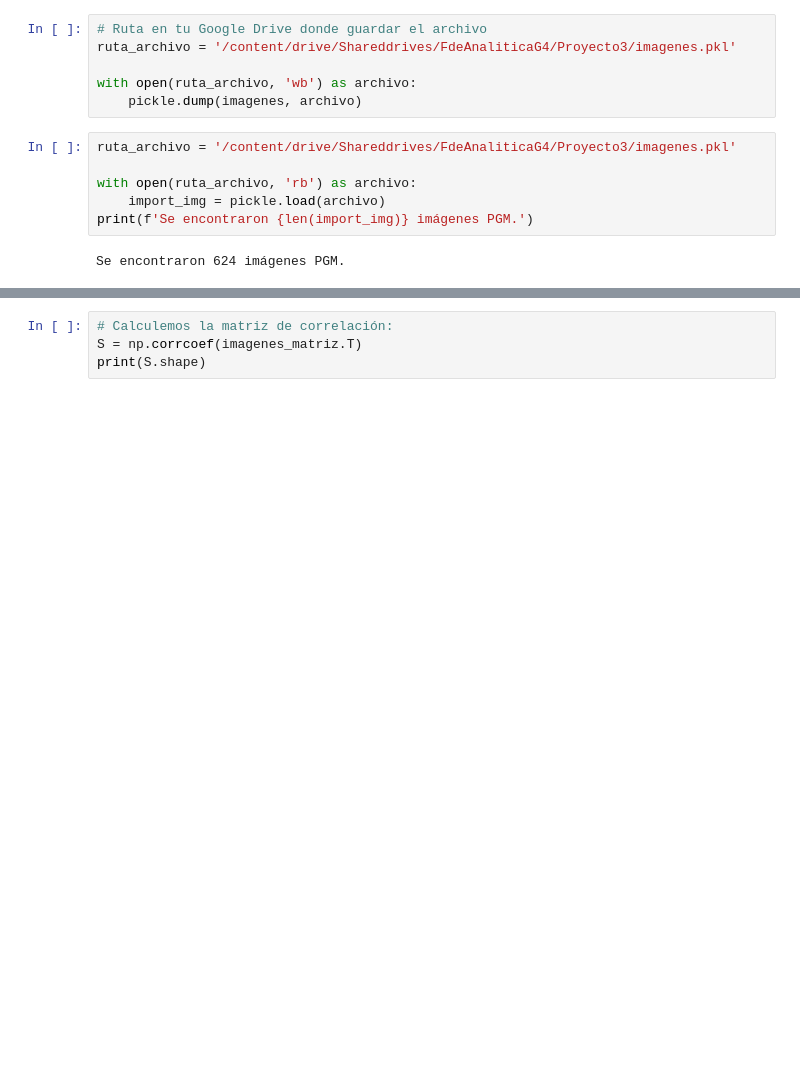
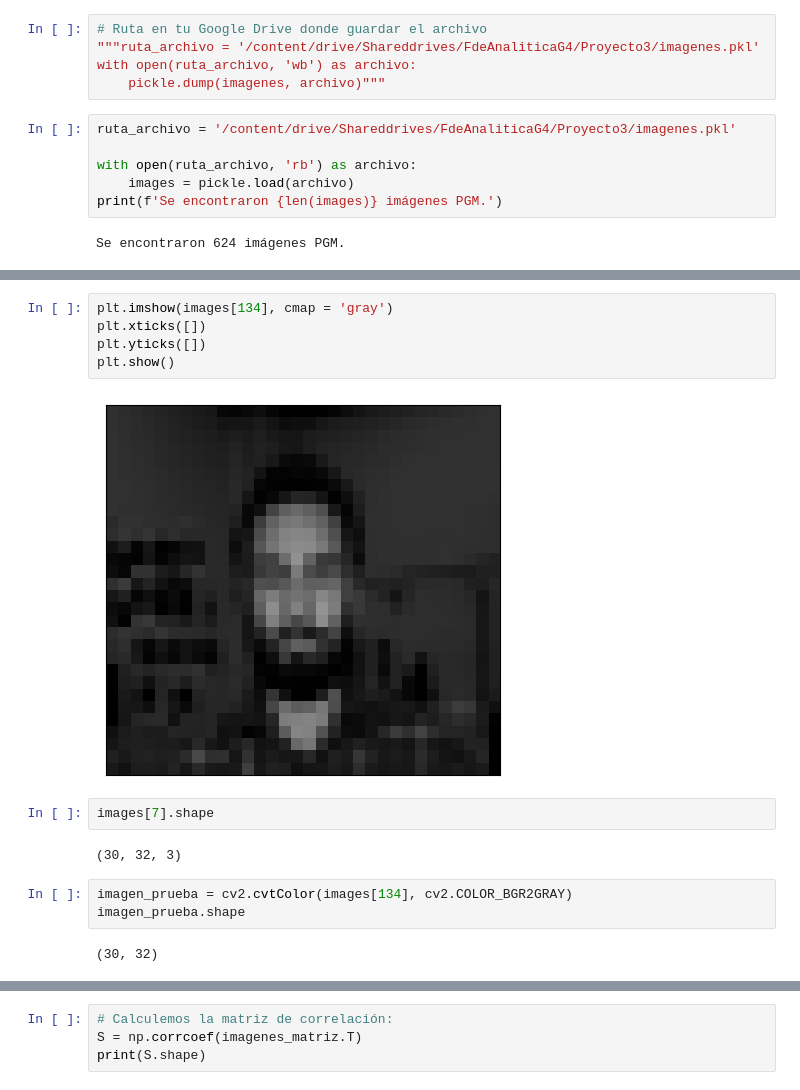
Before and after one commit to DataMastersUN/FA_T3, a Jupyter notebook: Trabajo_3.ipynb, the cells around one changed output, grey strips where cells are left out. Drawn from its saved outputs; the diff is of its cells as text; blank space fills up the shorter version.

```diff
--- a/Trabajo_3.ipynb
+++ b/Trabajo_3.ipynb
@@ -61,15 +54,14 @@ imagen_1 = imagenes[0]
 Se encontraron 624 imágenes PGM.
 # %%
 # Ruta en tu Google Drive donde guardar el archivo
-ruta_archivo = '/content/drive/Shareddrives/FdeAnaliticaG4/Proyecto3/imagenes.pkl'
-
+"""ruta_archivo = '/content/drive/Shareddrives/FdeAnaliticaG4/Proyecto3/imagenes.pkl'
 with open(ruta_archivo, 'wb') as archivo:
-    pickle.dump(imagenes, archivo)
+    pickle.dump(imagenes, archivo)"""
 # %%
 ruta_archivo = '/content/drive/Shareddrives/FdeAnaliticaG4/Proyecto3/imagenes.pkl'
 
 with open(ruta_archivo, 'rb') as archivo:
-    import_img = pickle.load(archivo)
-print(f'Se encontraron {len(import_img)} imágenes PGM.')
+    images = pickle.load(archivo)
+print(f'Se encontraron {len(images)} imágenes PGM.')
 # %% [output]
 Se encontraron 624 imágenes PGM.
@@ -75,0 +81,16 @@ Se encontraron 624 imágenes PGM.
+# %%
+plt.imshow(images[134], cmap = 'gray')
+plt.xticks([])
+plt.yticks([])
+plt.show()
+# %% [output]
+[figure, added]
+# %%
+images[7].shape
+# %% [output]
+(30, 32, 3)
+# %%
+imagen_prueba = cv2.cvtColor(images[134], cv2.COLOR_BGR2GRAY)
+imagen_prueba.shape
+# %% [output]
+(30, 32)
```
Also changed, not shown: parts of 13 cells of this notebook.
